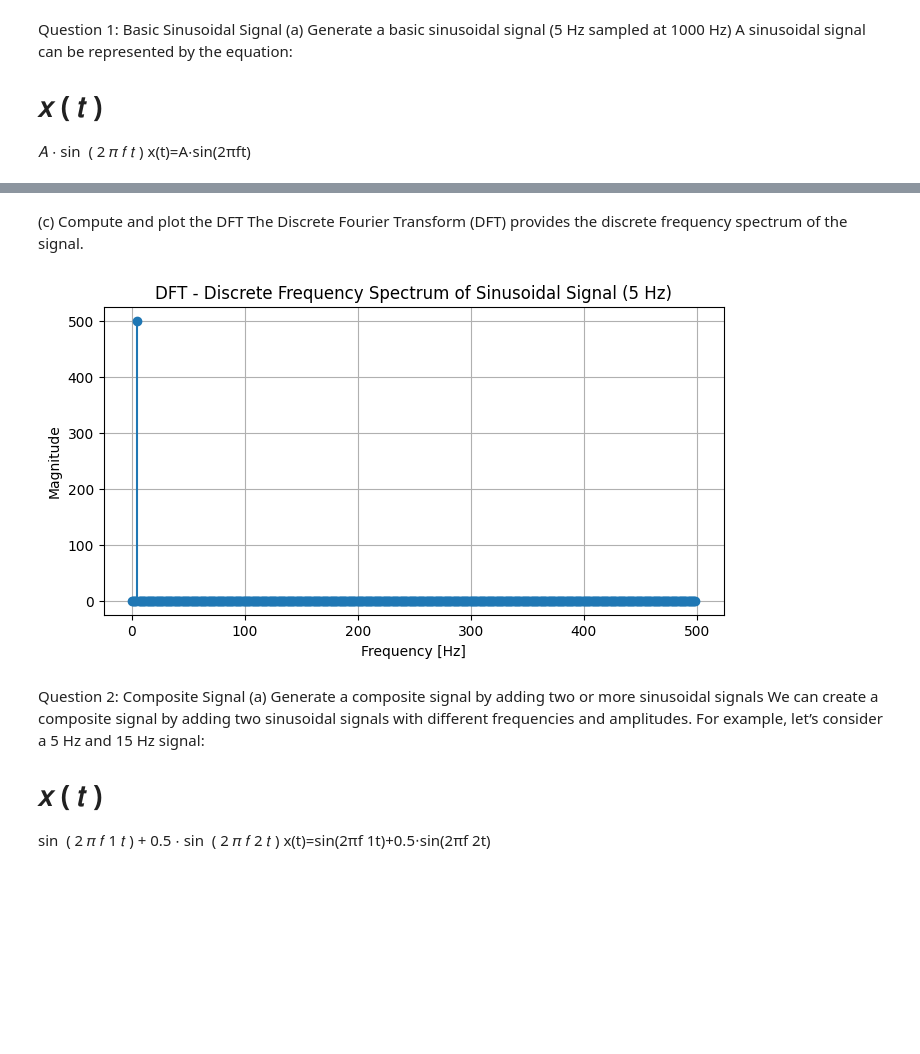
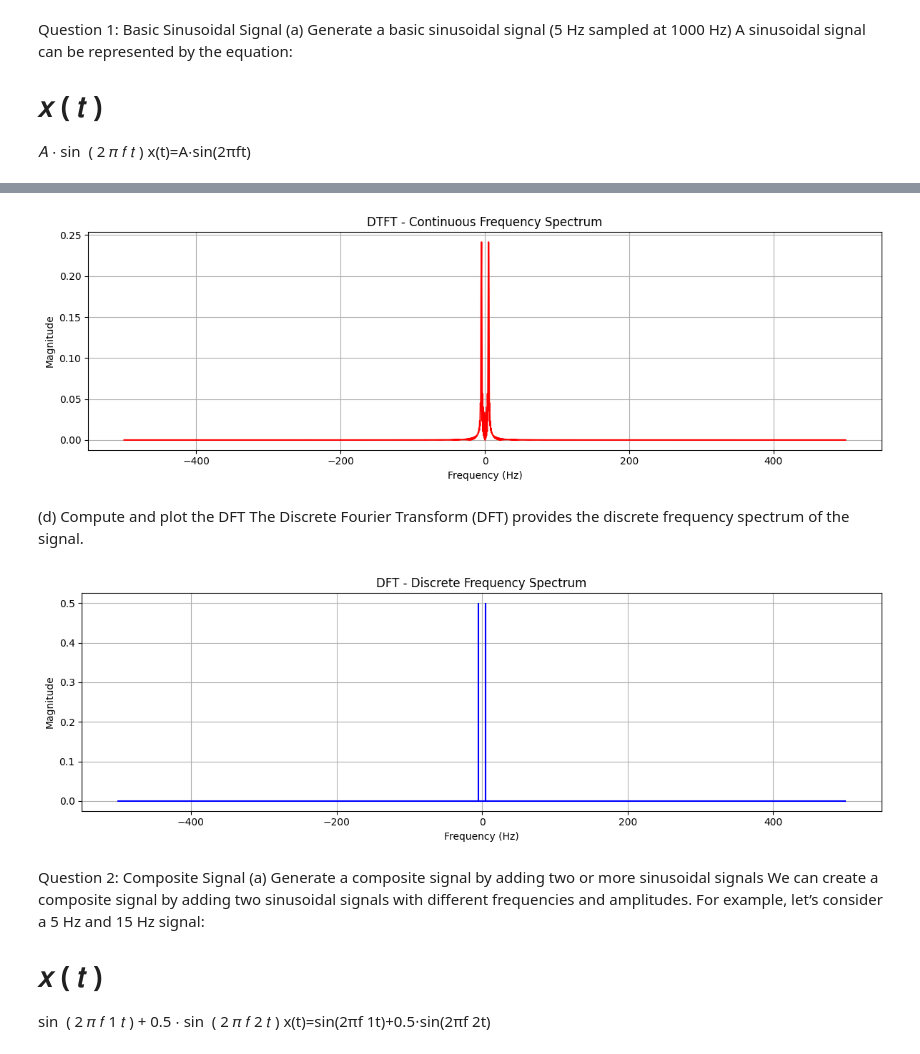
Before and after one commit to Sowmya-2348562/Speech-Processing, a Jupyter notebook: 2348562_SPR_Lab2.ipynb, the cells around one changed output, grey strips where cells are left out. Drawn from its saved outputs; the diff is of its cells as text; code cells hidden in the pictures; blank space fills up the shorter version.

```diff
--- a/2348562_SPR_Lab2.ipynb
+++ b/2348562_SPR_Lab2.ipynb
@@ -27,21 +27,20 @@ x(t)=A⋅sin(2πft)
 import numpy as np
 import matplotlib.pyplot as plt
 
-# Parameters
-Fs = 1000  # Sampling frequency
-f = 5      # Signal frequency
-T = 1      # Signal duration in seconds
-t = np.linspace(0, T, Fs * T, endpoint=False)  # Time vector
+# Signal Parameters
+f = 5          # Frequency of the sine wave (Hz)
+fs = 1000      # Sampling rate (Hz)
+T = 1          # Duration of the signal (seconds)
+t = np.arange(0, T, 1/fs)  # Time vector
 
-# Generate the sinusoidal signal
+# Generate Sine Wave
 x = np.sin(2 * np.pi * f * t)
 
-# Plot the time-domain signal
+# Plot the time-domain waveform
 plt.figure(figsize=(8, 4))
 plt.plot(t, x)
 plt.title('Time-Domain Sinusoidal Signal (5 Hz)')
 plt.xlabel('Time [s]')
 plt.ylabel('Amplitude')
-plt.grid(True)
-plt.show()
+plt
 # %% [output]
@@ -69,21 +67,51 @@ plt.show()
+# %%
+# Number of points for high-resolution FFT to approximate DTFT
+N_dtft = 2048
+X_dtft = np.fft.fft(x, N_dtft)
+X_dtft_shifted = np.fft.fftshift(X_dtft)  # Shift zero frequency to center
+
+# Frequency vector for DTFT
+freq_dtft = np.linspace(-fs/2, fs/2, N_dtft)
+
+# Compute Magnitude of DTFT
+magnitude_dtft = np.abs(X_dtft_shifted) / N_dtft  # Normalize
+
+plt.figure(figsize=(12, 4))
+plt.plot(freq_dtft, magnitude_dtft, color='r')
+plt.title('DTFT - Continuous Frequency Spectrum')
+plt.xlabel('Frequency (Hz)')
+plt.ylabel('Magnitude')
+plt.grid(True)
+plt.tight_layout()
+plt.show()
+# %% [output]
+[figure, added]
 # %% [markdown]
-(c) Compute and plot the DFT
+(d) Compute and plot the DFT
 The Discrete Fourier Transform (DFT) provides the discrete frequency spectrum of the signal.
 # %%
-# Compute DFT using FFT (since FFT is a fast algorithm for DFT)
-X_dft = fft(x)
-freqs_dft = fftfreq(len(X_dft), 1/Fs)
+# Compute DFT using FFT
+X_dft = np.fft.fft(x)
+X_dft_shifted = np.fft.fftshift(X_dft)  # Shift zero frequency to center
 
-# Plot the discrete frequency spectrum (magnitude)
-plt.figure(figsize=(8, 4))
-plt.stem(freqs_dft[:len(freqs_dft)//2], np.abs(X_dft[:len(X_dft)//2]), basefmt=" ")
-plt.title('DFT - Discrete Frequency Spectrum of Sinusoidal Signal (5 Hz)')
-plt.xlabel('Frequency [Hz]')
+# Frequency vector for DFT
+N = len(x)
+freq_dft = np.fft.fftfreq(N, d=1/fs)
+freq_dft_shifted = np.fft.fftshift(freq_dft)
+
+# Compute Magnitude of DFT
+magnitude_dft = np.abs(X_dft_shifted) / N  # Normalize
+
+plt.figure(figsize=(12, 4))
+plt.stem(freq_dft_shifted, magnitude_dft, 'b', markerfmt=" ", basefmt="-b")
+plt.title('DFT - Discrete Frequency Spectrum')
+plt.xlabel('Frequency (Hz)')
 plt.ylabel('Magnitude')
 plt.grid(True)
+plt.tight_layout()
 plt.show()
 # %% [output]
-[figure, old version]
+[figure, new version]
 # %% [markdown]
 Question 2: Composite Signal
 (a) Generate a composite signal by adding two or more sinusoidal signals
```
Also changed, not shown: parts of 21 cells of this notebook.
